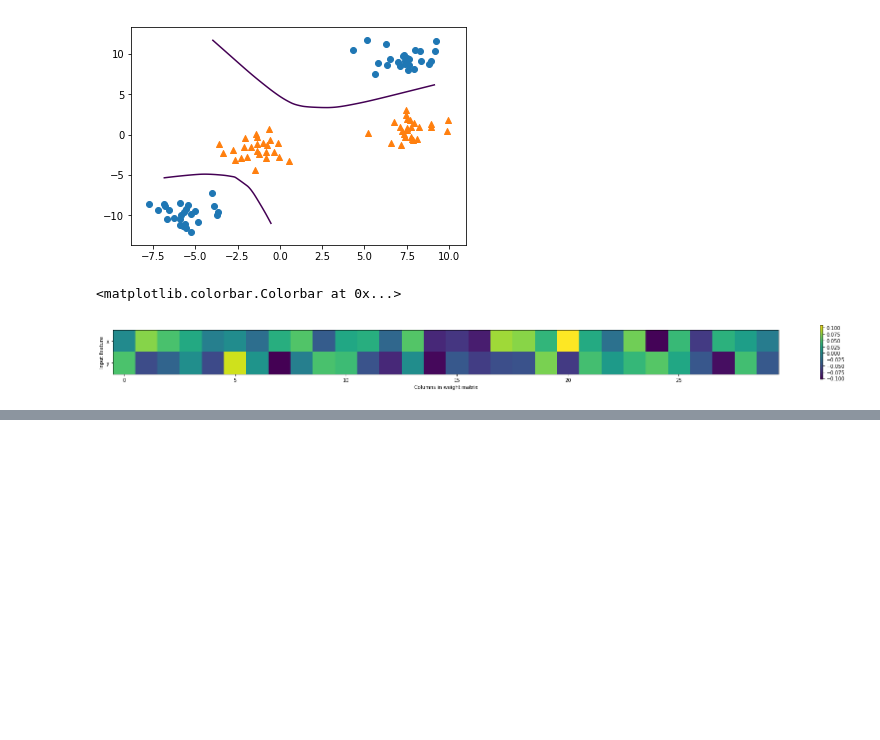
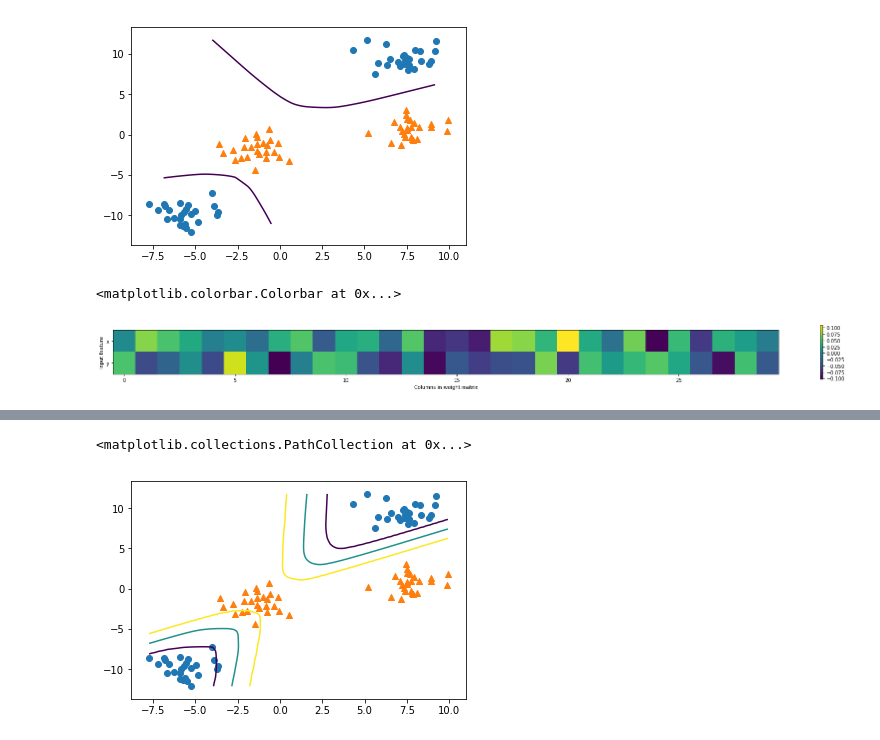
Before and after one commit to Umaigenomu/likejazz.github.io, a Jupyter notebook: notebooks/support-vector-machine-explained.ipynb, the cells around one changed output, grey strips where cells are left out. Saved outputs shown, nothing was run; the diff lists cells and outputs as text; code cells hidden in the pictures; blank space fills up the shorter version.

```diff
--- a/notebooks/support-vector-machine-explained.ipynb
+++ b/notebooks/support-vector-machine-explained.ipynb
@@ -206,0 +362,10 @@ plt.colorbar()
+# %%
+levels=[0.001, 0.5, 0.999]
+
+plt.contour(XX, YY, dec.reshape(XX.shape), levels=levels)
+
+plt.scatter(X_x[y == 0], X_y[y == 0], marker='o')
+plt.scatter(X_x[y == 1], X_y[y == 1], marker='^')
+# %% [output]
+<matplotlib.collections.PathCollection at 0x...>
+[figure, added]
```
Also changed, not shown: parts of 10 cells of this notebook.
